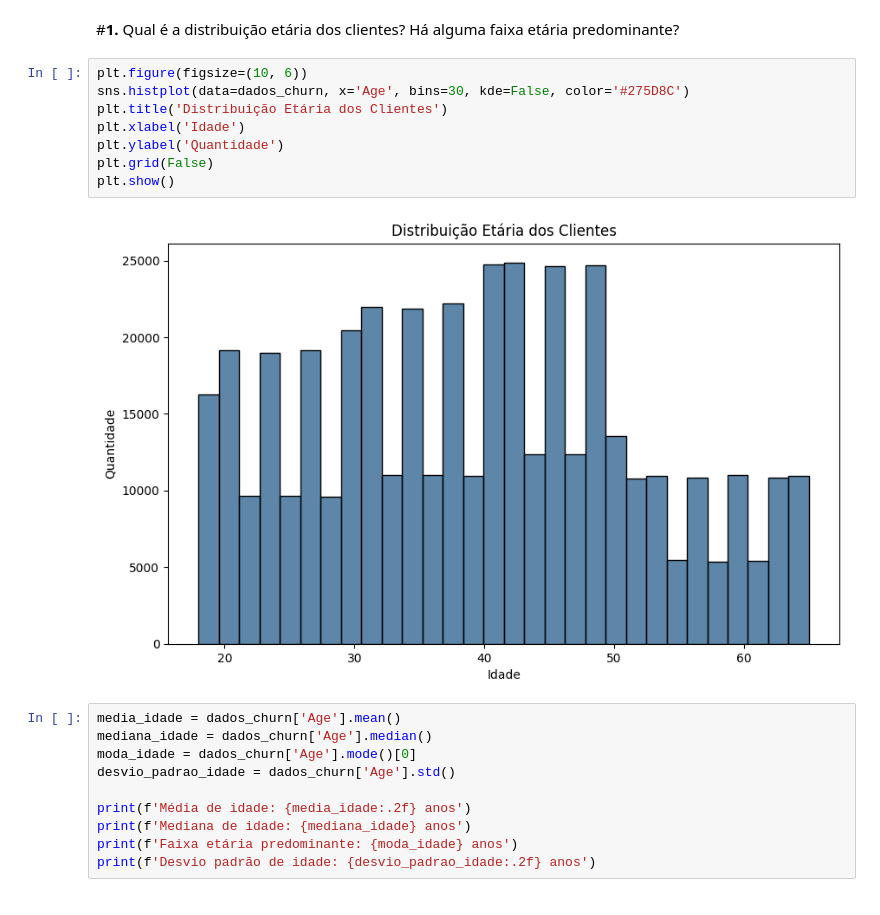
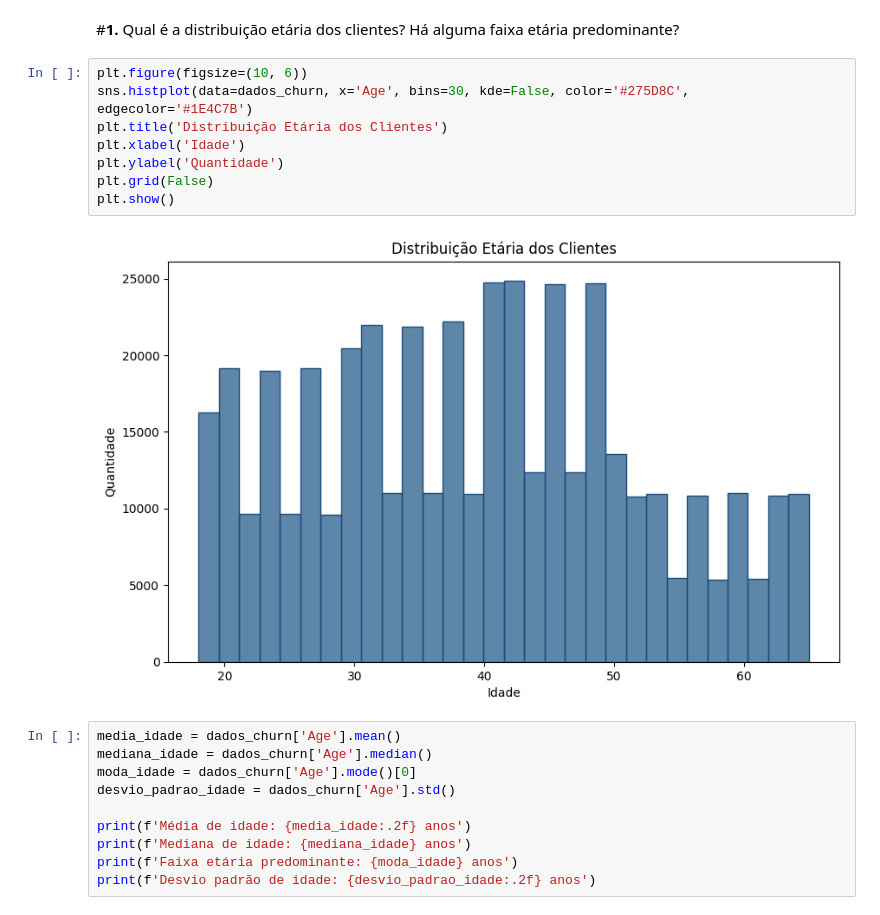
Before and after one commit to wellennasci/projetos_portfolio, a Jupyter notebook: Análise_Churn.ipynb, the cells around one changed output. Saved outputs shown, nothing was run; the diff lists cells and outputs as text.

```diff
--- a/Análise_Churn.ipynb
+++ b/Análise_Churn.ipynb
@@ -283,14 +283,14 @@ Taxa de Churn Global: 56.71%
 #**1.** Qual é a distribuição etária dos clientes? Há alguma faixa etária predominante?
 # %%
 plt.figure(figsize=(10, 6))
-sns.histplot(data=dados_churn, x='Age', bins=30, kde=False, color='#275D8C')
+sns.histplot(data=dados_churn, x='Age', bins=30, kde=False, color='#275D8C', edgecolor='#1E4C7B')
 plt.title('Distribuição Etária dos Clientes')
 plt.xlabel('Idade')
 plt.ylabel('Quantidade')
 plt.grid(False)
 plt.show()
 # %% [output]
-[figure, old version]
+[figure, new version]
 # %%
 media_idade = dados_churn['Age'].mean()
 mediana_idade = dados_churn['Age'].median()
```
Also changed, not shown: parts of 1 cell of this notebook.
